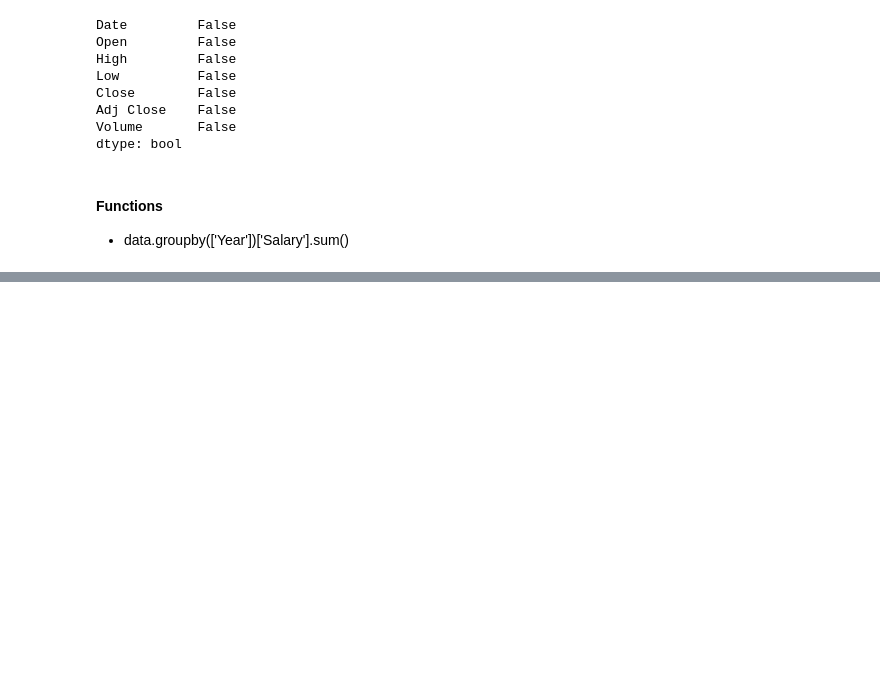
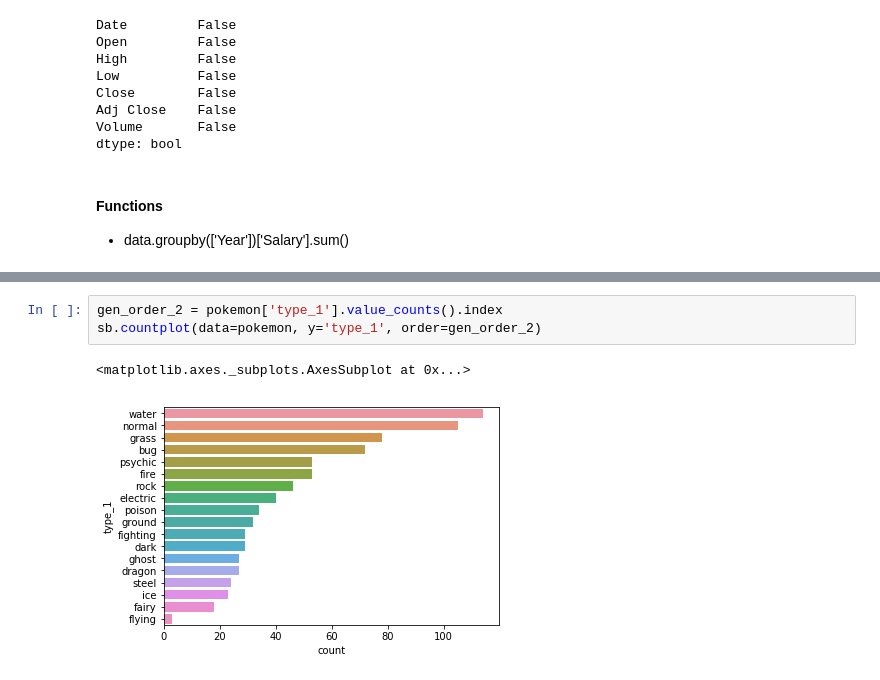
Before and after one commit to nehasingh2710/colaboratory, a Jupyter notebook: AI_Programming_with_Python.ipynb, the cells around one changed output, grey strips where cells are left out. Drawn from its saved outputs; the diff is of its cells as text; blank space fills up the shorter version.

```diff
--- a/AI_Programming_with_Python.ipynb
+++ b/AI_Programming_with_Python.ipynb
@@ -775,0 +839,6 @@ dtype: bool
+# %%
+gen_order_2 = pokemon['type_1'].value_counts().index
+sb.countplot(data=pokemon, y='type_1', order=gen_order_2)
+# %% [output]
+<matplotlib.axes._subplots.AxesSubplot at 0x...>
+[figure, added]
```
Also changed, not shown: parts of 21 cells of this notebook, 1 other file.
